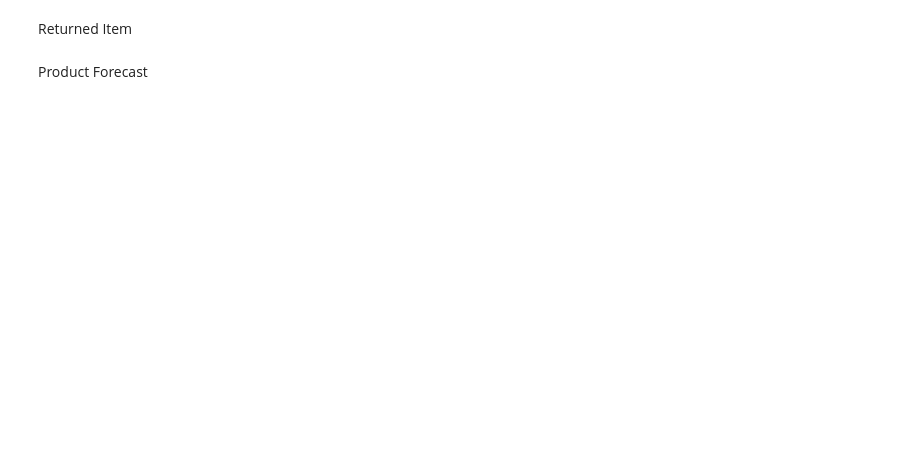
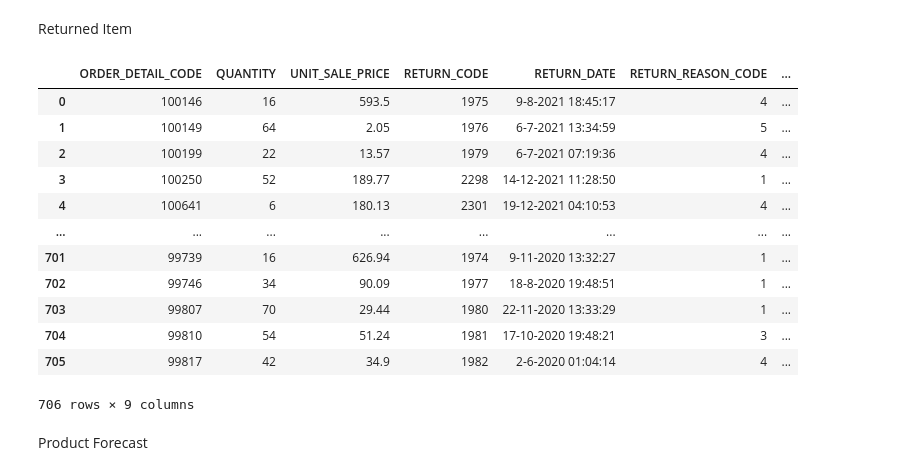
Before and after one commit to OutworldToast/Data-Warehouse, a Jupyter notebook: DataWarehouse.ipynb, the cells around one changed output. Drawn from its saved outputs; the diff is of its cells as text; code cells hidden in the pictures; blank space fills up the shorter version.

```diff
--- a/DataWarehouse.ipynb
+++ b/DataWarehouse.ipynb
@@ -66,6 +66,7 @@ product_line = readTable(go_sales_connection, 'product_line')
 product_type = readTable(go_sales_connection, 'product_type')
 retailer_site_go_sales = readTable(go_sales_connection, 'retailer_site')
 return_reason = readTable(go_sales_connection, 'return_reason')
+returned_item = readTable(go_sales_connection, 'returned_item')
 sales_branch_go_sales = readTable(go_sales_connection, 'sales_branch')
 sales_staff_go_sales = readTable(go_sales_connection, 'sales_staff')
 sales_targetdata = readTable(go_sales_connection, 'SALES_TARGETData')
@@ -341,2 +626,31 @@ Returned Item
+# %%
+returned_item_dw = pd.merge(
+    order_details[['ORDER_DETAIL_CODE', 'QUANTITY', 'UNIT_SALE_PRICE']],
+    returned_item,
+    on='ORDER_DETAIL_CODE', how='inner'
+)
+
+returned_item_dw['TURNUNDER'] = returned_item_dw.apply(
+    lambda x: ToTurnunder(x['RETURN_QUANTITY'], x['UNIT_SALE_PRICE']),
+    axis = 1)
+returned_item_dw['RETURN_PERCENTAGE'] = returned_item_dw.apply(
+    lambda x: ToReturnPercentage(x['QUANTITY'], x['RETURN_QUANTITY']),
+    axis = 1)
+
+returned_item_dw
+# %% [output]
+|  | ORDER_DETAIL_CODE | QUANTITY | UNIT_SALE_PRICE | RETURN_CODE | RETURN_DATE | RETURN_REASON_CODE | ... |
+| 0 | 100146 | 16 | 593.5 | 1975 | 9-8-2021 18:45:17 | 4 | ... |
+| 1 | 100149 | 64 | 2.05 | 1976 | 6-7-2021 13:34:59 | 5 | ... |
+| 2 | 100199 | 22 | 13.57 | 1979 | 6-7-2021 07:19:36 | 4 | ... |
+| 3 | 100250 | 52 | 189.77 | 2298 | 14-12-2021 11:28:50 | 1 | ... |
+| 4 | 100641 | 6 | 180.13 | 2301 | 19-12-2021 04:10:53 | 4 | ... |
+| ... | ... | ... | ... | ... | ... | ... | ... |
+| 701 | 99739 | 16 | 626.94 | 1974 | 9-11-2020 13:32:27 | 1 | ... |
+| 702 | 99746 | 34 | 90.09 | 1977 | 18-8-2020 19:48:51 | 1 | ... |
+| 703 | 99807 | 70 | 29.44 | 1980 | 22-11-2020 13:33:29 | 1 | ... |
+| 704 | 99810 | 54 | 51.24 | 1981 | 17-10-2020 19:48:21 | 3 | ... |
+| 705 | 99817 | 42 | 34.9 | 1982 | 2-6-2020 01:04:14 | 4 | ... |
+706 rows × 9 columns
 # %% [markdown]
 Product Forecast
```
Also changed, not shown: parts of 35 cells of this notebook, 1 other file.
